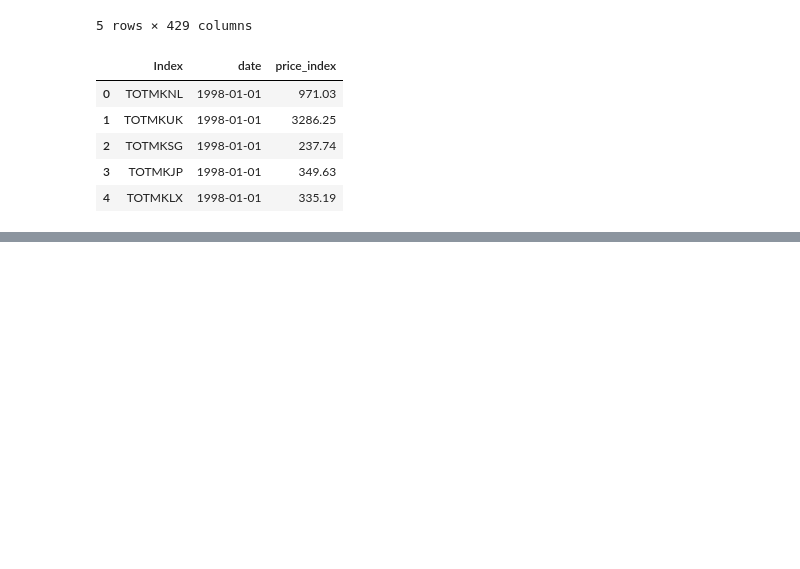
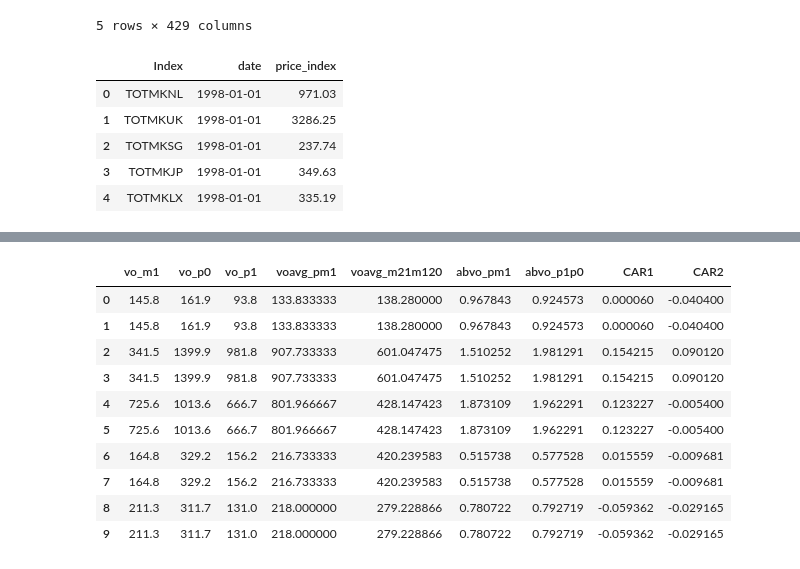
Before and after one commit to jasonxrjia/projects, a Jupyter notebook: Final.ipynb, the cells around one changed output, grey strips where cells are left out. Drawn from its saved outputs; the diff is of its cells as text; code cells hidden in the pictures; blank space fills up the shorter version.

```diff
--- a/Final.ipynb
+++ b/Final.ipynb
@@ -1069,0 +1097,44 @@ for i in cols:
+# %%
+# Make sure columns participating in calculations are of the right type
+ann_combine_final = pd.read_pickle("ann_combine_final.pkl")
+convert_type_cols = ann_combine_final.columns[111:426]
+
+for i in convert_type_cols:
+    ann_combine_final[i] = ann_combine_final[i].astype(float)
+# %%
+# calculate CAR (-1, +1)
+ann_combine_final1 = ann_combine_final.copy()
+ann_combine_final1['return_pm1'] = ann_combine_final1['price_p1'].div(ann_combine_final['price_m1']).replace(np.inf, np.nan)
+ann_combine_final1['return_index_pm1'] = ann_combine_final1['price_index_p1'].div(ann_combine_final1['price_index_m1']).replace(np.inf, np.nan)
+ann_combine_final1['CAR1'] = ann_combine_final1['return_pm1'] - ann_combine_final1['return_index_pm1']
+
+# calculate CAR (-2, +2)
+ann_combine_final1['return_pm2'] = ann_combine_final1['price_p2'].div(ann_combine_final['price_m2']).replace(np.inf, np.nan)
+ann_combine_final1['return_index_pm2'] = ann_combine_final1['price_index_p2'].div(ann_combine_final1['price_index_m2']).replace(np.inf, np.nan)
+ann_combine_final1['CAR2'] = ann_combine_final1['return_pm2'] - ann_combine_final1['return_index_pm2']
+# %%
+# Calculate abnormal trading volumes (-1, +1)
+ann_combine_final2 = ann_combine_final1.copy()
+vo_cols = ann_combine_final2.columns[list(range(128,426,3))]
+ann_combine_final2['voavg_pm1'] = ann_combine_final2[['vo_p1', 'vo_p0', 'vo_m1']].mean(axis=1)
+ann_combine_final2['voavg_m21m120'] = ann_combine_final2[vo_cols].mean(axis=1)
+ann_combine_final2['abvo_pm1'] = ann_combine_final2['voavg_pm1'] / ann_combine_final2['voavg_m21m120']
+
+# Calculate abnormal trading volumes (0, +1)
+ann_combine_final2['voavg_p1p0'] = ann_combine_final2[['vo_p1', 'vo_p0']].mean(axis=1)
+ann_combine_final2['abvo_p1p0'] = ann_combine_final2['voavg_p1p0'] / ann_combine_final2['voavg_m21m120']
+# %%
+# Glance at the new columns
+ann_combine_final2[['vo_m1', 'vo_p0', 'vo_p1', 'voavg_pm1', 'voavg_m21m120', 'abvo_pm1', 'abvo_p1p0','CAR1', 'CAR2']].head(10)
+# %% [output]
+|  | vo_m1 | vo_p0 | vo_p1 | voavg_pm1 | voavg_m21m120 | abvo_pm1 | abvo_p1p0 | CAR1 | CAR2 |
+| 0 | 145.8 | 161.9 | 93.8 | 133.833333 | 138.280000 | 0.967843 | 0.924573 | 0.000060 | -0.040400 |
+| 1 | 145.8 | 161.9 | 93.8 | 133.833333 | 138.280000 | 0.967843 | 0.924573 | 0.000060 | -0.040400 |
+| 2 | 341.5 | 1399.9 | 981.8 | 907.733333 | 601.047475 | 1.510252 | 1.981291 | 0.154215 | 0.090120 |
+| 3 | 341.5 | 1399.9 | 981.8 | 907.733333 | 601.047475 | 1.510252 | 1.981291 | 0.154215 | 0.090120 |
+| 4 | 725.6 | 1013.6 | 666.7 | 801.966667 | 428.147423 | 1.873109 | 1.962291 | 0.123227 | -0.005400 |
+| 5 | 725.6 | 1013.6 | 666.7 | 801.966667 | 428.147423 | 1.873109 | 1.962291 | 0.123227 | -0.005400 |
+| 6 | 164.8 | 329.2 | 156.2 | 216.733333 | 420.239583 | 0.515738 | 0.577528 | 0.015559 | -0.009681 |
+| 7 | 164.8 | 329.2 | 156.2 | 216.733333 | 420.239583 | 0.515738 | 0.577528 | 0.015559 | -0.009681 |
+| 8 | 211.3 | 311.7 | 131.0 | 218.000000 | 279.228866 | 0.780722 | 0.792719 | -0.059362 | -0.029165 |
+| 9 | 211.3 | 311.7 | 131.0 | 218.000000 | 279.228866 | 0.780722 | 0.792719 | -0.059362 | -0.029165 |
```
Also changed, not shown: parts of 13 cells of this notebook.
